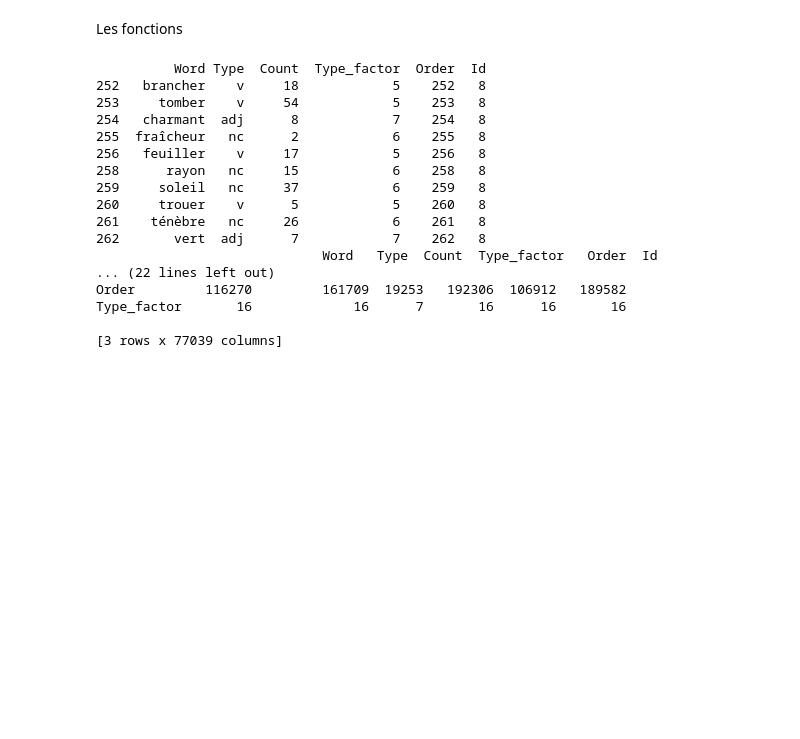
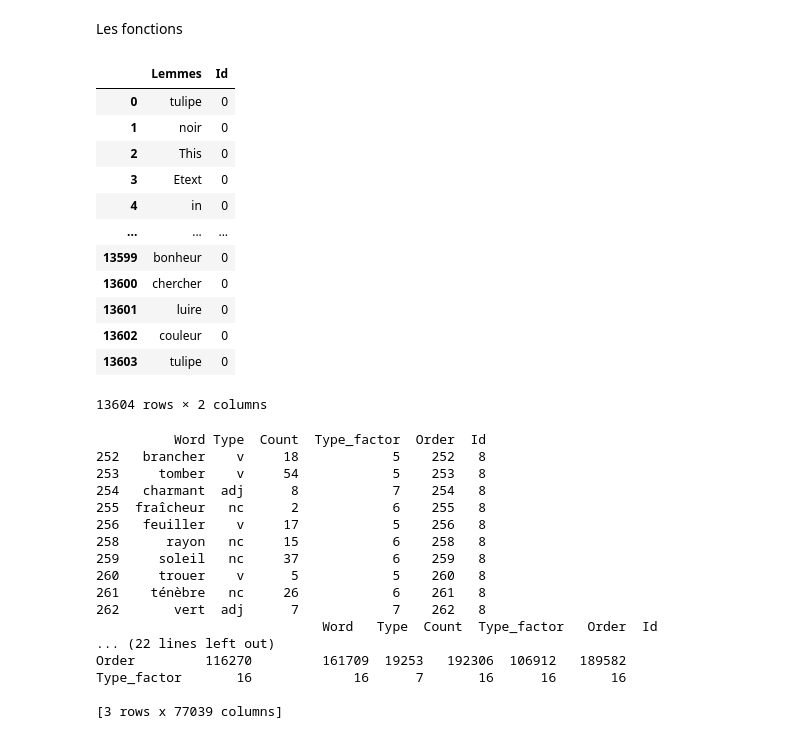
Before and after one commit to lucas-cumunel/libroguessr, a Jupyter notebook: tokenisation.ipynb, the cells around one changed output. Saved outputs shown, nothing was run; the diff lists cells and outputs as text; code cells hidden in the pictures; blank space fills up the shorter version.

```diff
--- a/tokenisation.ipynb
+++ b/tokenisation.ipynb
@@ -84,9 +84,9 @@ def add_ngrams (t_type, t_lemma, n, t_text=None) : #option t_text pour faire des
     return (t_type)
 
 #Stats
-def summary_table (txt_type,txt_lemma, id) :
+def summary_table (txt_type, id) :
     d_type=pd.DataFrame(data=txt_type, columns=['Word','Type'])
-    tk_count=Counter(txt_lemma)
+    tk_count=Counter([t[0] for t in txt_type])
     d_count=pd.DataFrame.from_dict(data=tk_count,orient='index',columns=["Count"])
     d_count=d_count.reset_index()
     d_count=d_count.rename(columns={"index":"Word"})
@@ -127,13 +127,29 @@ def parquet (data, name) :
 nlp.max_length=100000000
 t_lemmas=[]
 t_sums=[]
-for idx,txt in enumerate(texts[10:20]) :
+for idx,txt in enumerate(texts[10:11]) :
     sample_type_CC,sample_lemma_CC=(CC_lemmatizer(txt),[t[0] for t in CC_lemmatizer(txt) if t[1] not in ["ponctw","poncts","parento","parentf"]])
     #sample_type_extended,sample_extended=(add_ngrams(sample_type_CC,sample_lemma_CC,2,[t.text for t in nlp(txt)]),[t[0] for t in add_ngrams(sample_type_CC,sample_lemma_CC,2,[t.text for t in nlp(txt)])])
     d=pd.DataFrame({"Lemmes": sample_lemma_CC})
     t_lemmas.append(d.assign(Id=idx))
-    d_sum_extended=summary_table(sample_type_extended,sample_extended, idx)
-    t_sums.append(d_sum_extended)
+    d_sum_CC=summary_table(sample_type_CC, idx)
+    t_sums.append(d_sum_CC)
+# %%
+t_lemmas[0]
+# %% [output]
+|  | Lemmes | Id |
+| 0 | tulipe | 0 |
+| 1 | noir | 0 |
+| 2 | This | 0 |
+| 3 | Etext | 0 |
+| 4 | in | 0 |
+| ... | ... | ... |
+| 13599 | bonheur | 0 |
+| 13600 | chercher | 0 |
+| 13601 | luire | 0 |
+| 13602 | couleur | 0 |
+| 13603 | tulipe | 0 |
+13604 rows × 2 columns
 # %%
 parquet(t_lemmas,'lemmes_2')
 parquet(t_sums,'summary_2')
```
Also changed, not shown: 2 other files.
